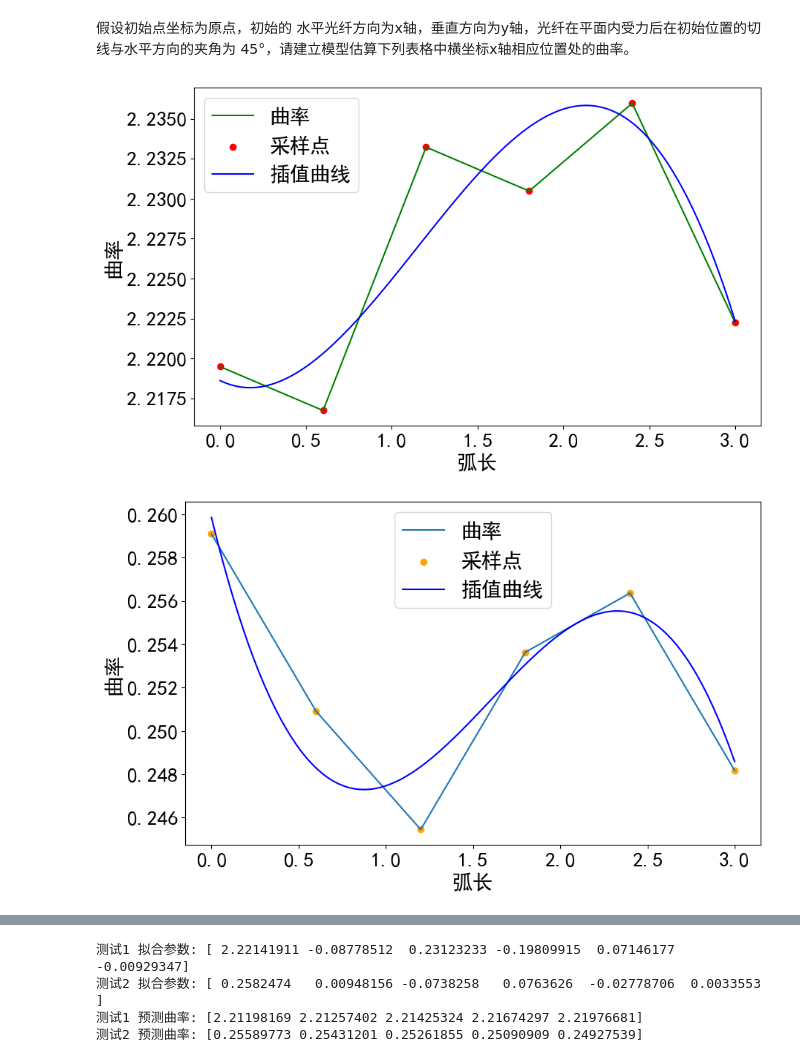
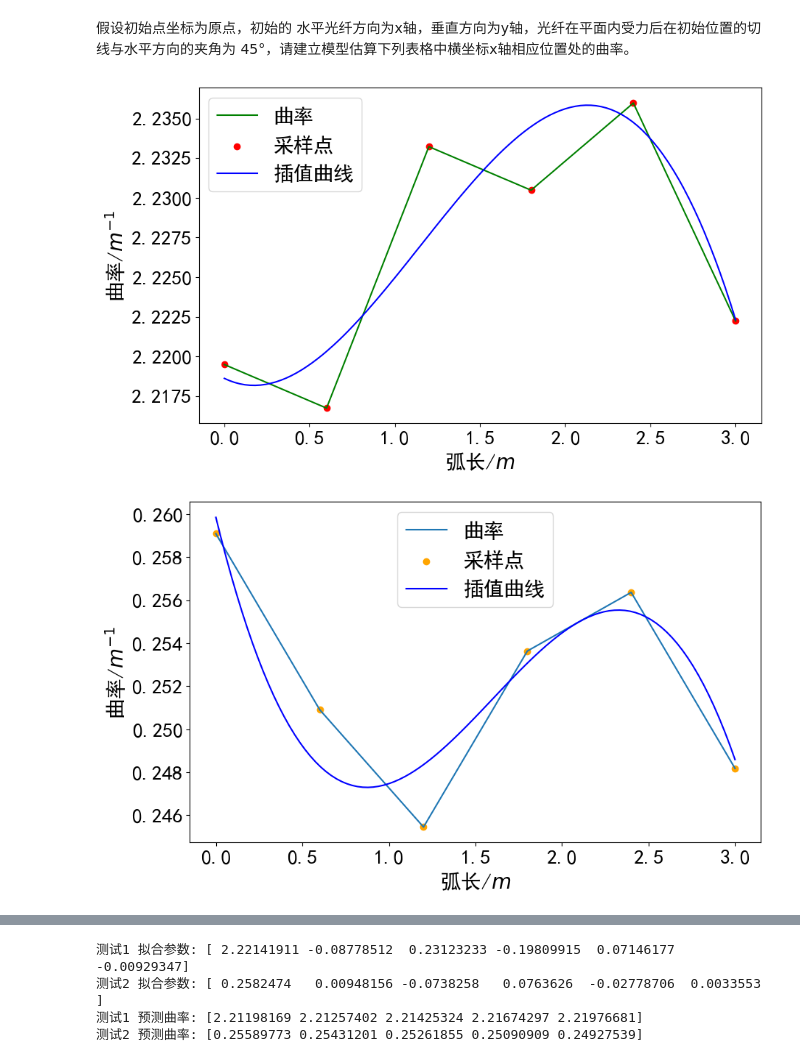
Before and after one commit to JesterHey/2024------, a Jupyter notebook: q1&q2.ipynb, the cells around one changed output, grey strips where cells are left out. Cells and saved outputs as stored; diff of their text form; code cells hidden in the pictures.

```diff
--- a/q1&q2.ipynb
+++ b/q1&q2.ipynb
@@ -53,39 +53,39 @@ plt.show()
 # 采用不同插值算法对曲率进行连续化，并根据初始条件进行优化
 # 多项式插值
 from numpy.polynomial.polynomial import Polynomial
 x_points = np.array([0,0.6,1.2,1.8,2.4,3])
 # 拟合三次多项式
 p1 = Polynomial.fit(x_points,k1s, 3)
 p2 = Polynomial.fit(x_points,k2s, 3)
 # 生成插值点
 new_x = np.linspace(0, 3, 100)
 # 计算插值点的值
 y1_poly = p1(new_x)
 y2_poly = p2(new_x)
 plt.figure(figsize=(10, 6))
 #plt.title('测试1 弧长位置-曲率关系图')
-plt.xlabel('弧长',fontsize=20)
-plt.ylabel('曲率',fontsize=20)
+plt.xlabel('弧长/'+r'$m$',fontsize=20)
+plt.ylabel('曲率/'+r'$m^{-1}$',fontsize=20)
 plt.xticks(fontsize=20)
 plt.yticks(fontsize=20)
 plt.plot(x_points, k1s, label='曲率',color='green')
 plt.scatter(x_points, k1s,color='red',label='采样点')
 plt.plot(new_x, y1_poly, label='插值曲线',color='blue')
 plt.legend(fontsize=20)
 plt.figure(figsize=(10, 6))
 #plt.title('测试2 弧长位置-曲率关系图')
-plt.xlabel('弧长',fontsize=20)
-plt.ylabel('曲率',fontsize=20)
+plt.xlabel('弧长/'+r'$m$',fontsize=20)
+plt.ylabel('曲率/'+r'$m^{-1}$',fontsize=20)
 plt.xticks(fontsize=20)
 plt.yticks(fontsize=20)
 plt.plot(x_points, k2s, label='曲率')
 plt.scatter(x_points, k2s,color='orange',label='采样点')
 plt.plot(new_x, y2_poly, label='插值曲线',color='blue')
 plt.legend(fontsize=20)
 plt.show()
 # %% [output]
-[figure, old version]
+[figure, new version]
-[figure, old version]
+[figure, new version]
 # %%
 # 样条插值
 
```
Also changed, not shown: parts of 5 cells of this notebook, 2 other files.
